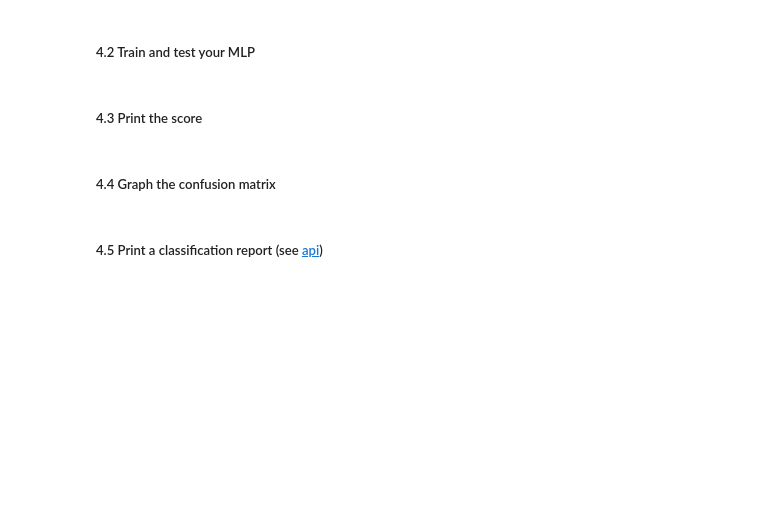
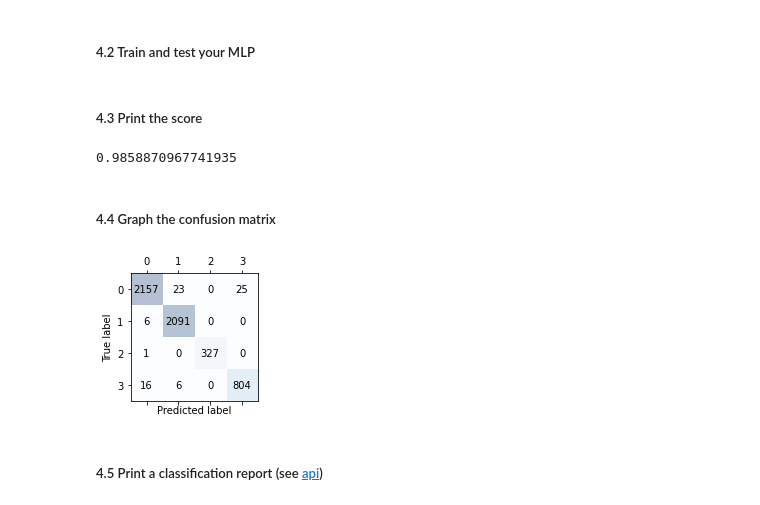
Before and after one commit to teemal/machine_learning_and_data_mining, a Jupyter notebook: Activity_16.ipynb, the cells around one changed output. Cells and saved outputs as stored; diff of their text form; code cells hidden in the pictures; blank space fills up the shorter version.

```diff
--- a/Activity_16.ipynb
+++ b/Activity_16.ipynb
@@ -173,18 +240,25 @@ print('your code here')
+# %%
+# build MLP
+nn = MLPClassifier(max_iter=500, random_state=1)
 # %% [markdown]
 ##### 4.2 Train and test your MLP
 # %%
 # train and test MLP
-print('your code here')
+y_preds, score = train_and_test(nn, X_train, y_train, X_test, y_test)
 # %% [markdown]
 ##### 4.3 Print the score
 # %%
 # print score
-print('your code here')
+print(score)
+# %% [output]
+0.9858870967741935
 # %% [markdown]
 ##### 4.4 Graph the confusion matrix
 # %%
 # graph confusion matrix
-print('your code here')
+graph_confmat(y, y_preds)
+# %% [output]
+[figure, added]
 # %% [markdown]
 ##### 4.5 Print a classification report (see [api](https://scikit-learn.org/stable/modules/generated/sklearn.metrics.classification_report.html?highlight=classification%20report))
 # %%
```
Also changed, not shown: parts of 25 cells of this notebook, 1 other file.
